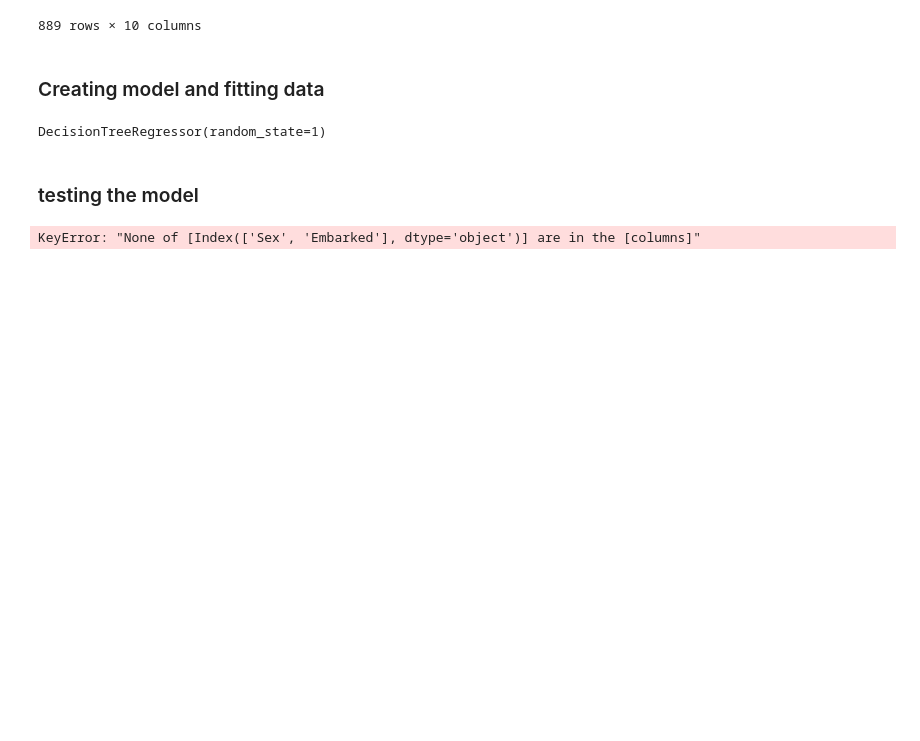
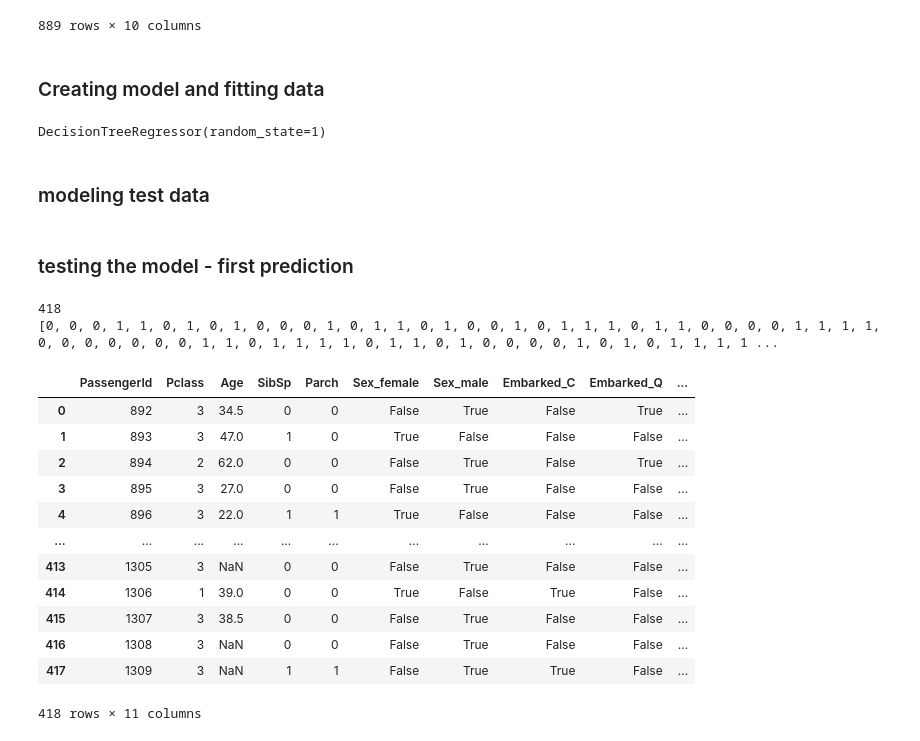
Before and after one commit to kurczakooo/kaggle-titanic-competition, a Jupyter notebook: titanic-competition.ipynb, the cells around one changed output. Cells and saved outputs as stored; diff of their text form; code cells hidden in the pictures; blank space fills up the shorter version.

```diff
--- a/titanic-competition.ipynb
+++ b/titanic-competition.ipynb
@@ -102,13 +113,41 @@ model = DecisionTreeRegressor(random_state = 1)
 model.fit(X, y)
 # %% [output]
 DecisionTreeRegressor(random_state=1)
+# %% [markdown]
+### modeling test data
+# %%
+test = pd.get_dummies(test, columns=['Sex', 'Embarked'])
+
+test = test.drop(columns=['Name', 'Ticket', 'Fare', 'Cabin'])
 # %% [markdown]
-### testing the model
+### testing the model - first prediction
-# %%
-test1 = pd.get_dummies(test, columns=['Sex', 'Embarked'])
-
-test1 = test.drop(columns=['Name', 'Ticket', 'Fare', 'Cabin'])
-
-print(model.predict(test1))
-# %% [output]
-KeyError: "None of [Index(['Sex', 'Embarked'], dtype='object')] are in the [columns]"
+# %%
+results = model.predict(test)
+
+reults_int = []
+for value in results:
+    reults_int.append(int(value))
+
+print(len(reults_int))
+print(reults_int)
+# %% [output]
+418
+[0, 0, 0, 1, 1, 0, 1, 0, 1, 0, 0, 0, 1, 0, 1, 1, 0, 1, 0, 0, 1, 0, 1, 1, 1, 0, 1, 1, 0, 0, 0, 0, 1, 1, 1, 1, 0, 0, 0, 0, 0, 0, 0, 1, 1, 0, 1, 1, 1, 1, 0, 1, 1, 0, 1, 0, 0, 0, 0, 1, 0, 1, 0, 1, 1, 1, 1 ...
+# %%
+test['Survived'] = results
+
+test
+# %% [output]
+|  | PassengerId | Pclass | Age | SibSp | Parch | Sex_female | Sex_male | Embarked_C | Embarked_Q | ... |
+| 0 | 892 | 3 | 34.5 | 0 | 0 | False | True | False | True | ... |
+| 1 | 893 | 3 | 47.0 | 1 | 0 | True | False | False | False | ... |
+| 2 | 894 | 2 | 62.0 | 0 | 0 | False | True | False | True | ... |
+| 3 | 895 | 3 | 27.0 | 0 | 0 | False | True | False | False | ... |
+| 4 | 896 | 3 | 22.0 | 1 | 1 | True | False | False | False | ... |
+| ... | ... | ... | ... | ... | ... | ... | ... | ... | ... | ... |
+| 413 | 1305 | 3 | NaN | 0 | 0 | False | True | False | False | ... |
+| 414 | 1306 | 1 | 39.0 | 0 | 0 | True | False | True | False | ... |
+| 415 | 1307 | 3 | 38.5 | 0 | 0 | False | True | False | False | ... |
+| 416 | 1308 | 3 | NaN | 0 | 0 | False | True | False | False | ... |
+| 417 | 1309 | 3 | NaN | 1 | 1 | False | True | True | False | ... |
+418 rows × 11 columns
```
Also changed, not shown: parts of 3 cells of this notebook.
